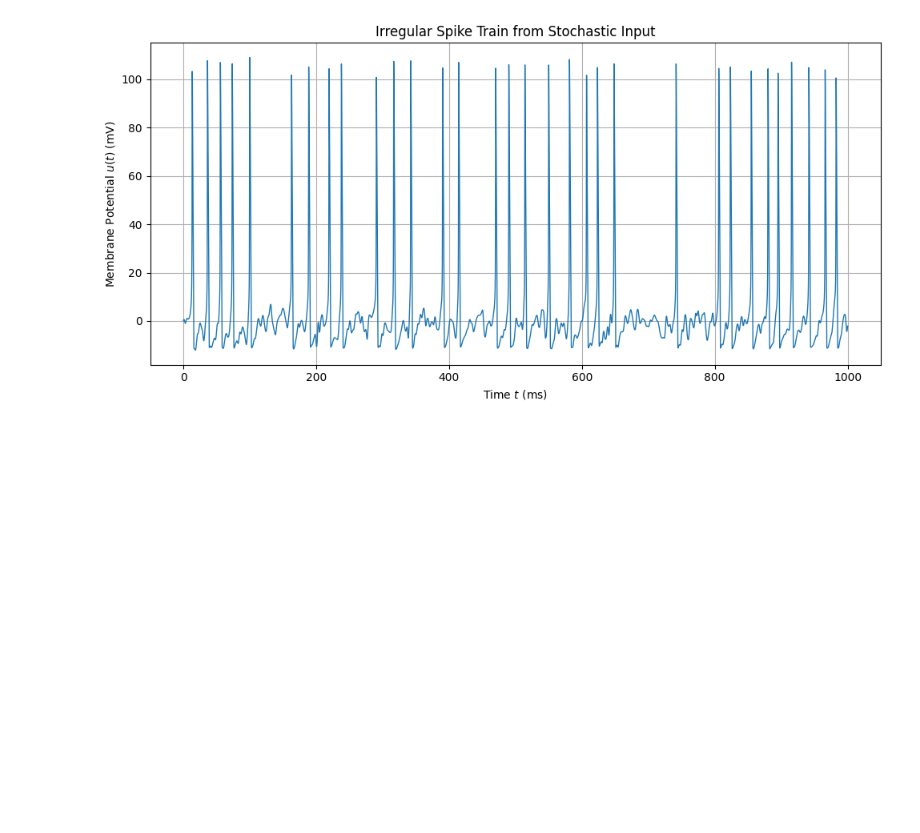
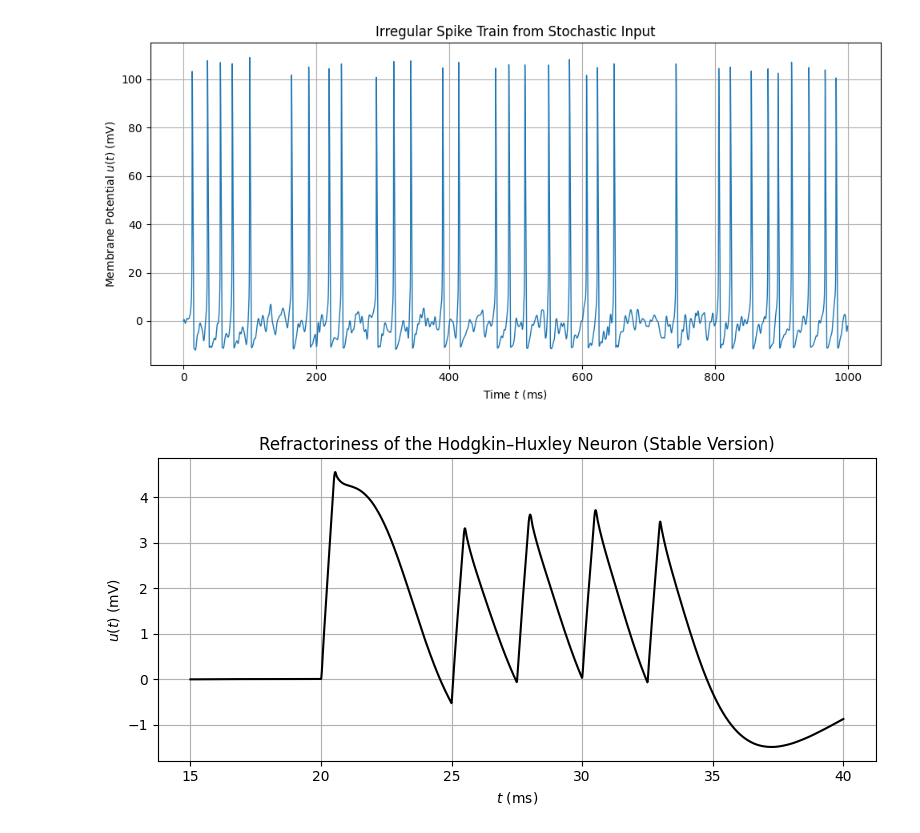
Before and after one commit to dvoils/neural-network-experiments, a Jupyter notebook: hodgkin_huxley.ipynb, the cells around one changed output. Cells and saved outputs as stored; diff of their text form; code cells hidden in the pictures; blank space fills up the shorter version.

```diff
--- a/hodgkin_huxley.ipynb
+++ b/hodgkin_huxley.ipynb
@@ -901,3 +900,75 @@ plt.tight_layout()
 plt.show()
 # %% [output]
 [figure]
+# %%
+# Re-execute after kernel reset
+import numpy as np
+import matplotlib.pyplot as plt
+from scipy.integrate import solve_ivp
+
+# HH model parameters
+C_m = 1.0     # µF/cm²
+g_Na = 120.0  # mS/cm²
+g_K = 36.0
+g_L = 0.3
+E_Na = 115.0  # mV
+E_K = -12.0
+E_L = 10.613
+V_rest = 0.0  # mV
+
+# Numerically stable gating variable rate functions
+def alpha_m(V):
+    x = 2.5 - 0.1 * (V - V_rest)
+    return x / (np.exp(x) - 1) if np.abs(x) > 1e-6 else 1.0
+
+def beta_m(V): return 4.0 * np.exp(-(V - V_rest) / 18)
+
+def alpha_h(V): return 0.07 * np.exp(-(V - V_rest) / 20)
+
+def beta_h(V): return 1 / (np.exp(3.0 - 0.1 * (V - V_rest)) + 1)
+
+def alpha_n(V):
+    x = 1 - 0.1 * (V - V_rest)
+    return (0.1 - 0.01 * (V - V_rest)) / (np.exp(x) - 1) if np.abs(x) > 1e-6 else 0.1
+
+def beta_n(V): return 0.125 * np.exp(-(V - V_rest) / 80)
+
+# HH model differential equations
+def hh(t, y):
+    V, m, h, n = y
+    if 20 <= t < 20.5 or 25 <= t < 25.5 or 27.5 <= t < 28.0 or 30 <= t < 30.5 or 32.5 <= t < 33.0:
+        I_ext = 10.0  # µA/cm²
+    else:
+        I_ext = 0.0
+
+    dVdt = (I_ext
+            - g_Na * m**3 * h * (V - E_Na)
+            - g_K * n**4 * (V - E_K)
+            - g_L * (V - E_L)) / C_m
+    dmdt = alpha_m(V) * (1 - m) - beta_m(V) * m
+    dhdt = alpha_h(V) * (1 - h) - beta_h(V) * h
+    dndt = alpha_n(V) * (1 - n) - beta_n(V) * n
+    return [dVdt, dmdt, dhdt, dndt]
+
+# Initial conditions
+V0 = 0.0
+m0 = alpha_m(V0) / (alpha_m(V0) + beta_m(V0))
+h0 = alpha_h(V0) / (alpha_h(V0) + beta_h(V0))
+n0 = alpha_n(V0) / (alpha_n(V0) + beta_n(V0))
+
+# Time span and solve
+t_span = (15, 40)
+t_eval = np.linspace(*t_span, 2500)
+sol = solve_ivp(hh, t_span, [V0, m0, h0, n0], t_eval=t_eval)
+
+# Plot
+plt.figure(figsize=(8, 4))
+plt.plot(sol.t, sol.y[0], 'k')
+plt.xlabel('$t$ (ms)')
+plt.ylabel('$u(t)$ (mV)')
+plt.title('Refractoriness of the Hodgkin–Huxley Neuron (Stable Version)')
+plt.grid(True)
+plt.tight_layout()
+plt.show()
+# %% [output]
+[figure, added]
```
Also changed, not shown: parts of 1 cell of this notebook.
